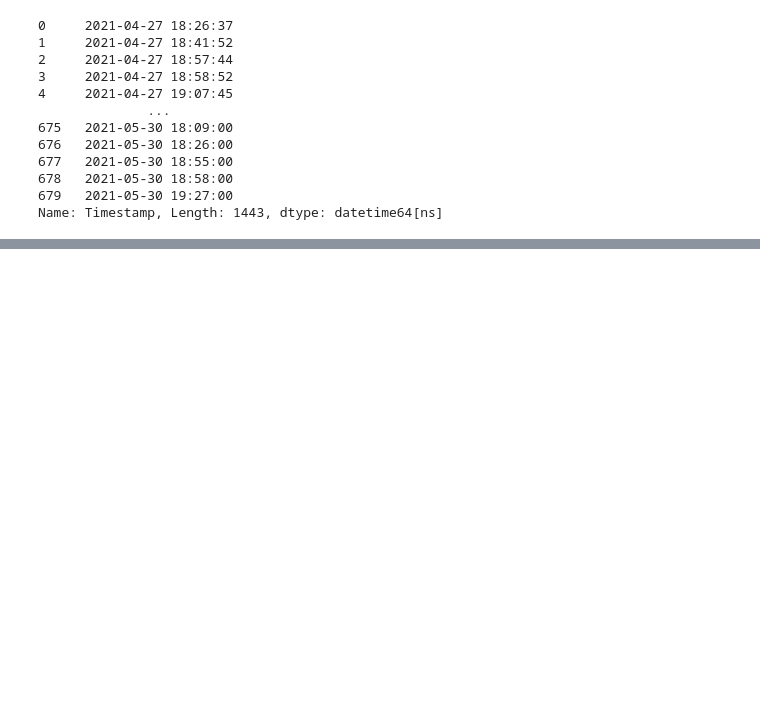
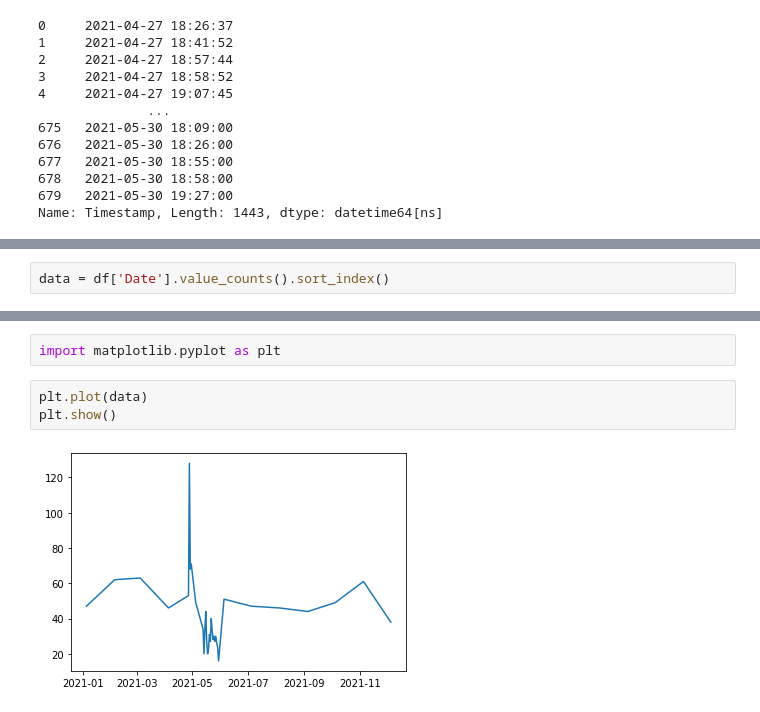
Before and after one commit to shim1998/covihelp-stats, a Jupyter notebook: covihelp-preprocessing.ipynb, the cells around one changed output, grey strips where cells are left out. Drawn from its saved outputs; the diff is of its cells as text; blank space fills up the shorter version.

```diff
--- a/covihelp-preprocessing.ipynb
+++ b/covihelp-preprocessing.ipynb
@@ -212,0 +237,2 @@ df.to_csv('final_df.csv')
+# %%
+data = df['Date'].value_counts().sort_index()
@@ -212,0 +259,7 @@ df.to_csv('final_df.csv')
+# %%
+import matplotlib.pyplot as plt
+# %%
+plt.plot(data)
+plt.show()
+# %% [output]
+[figure, added]
```
Also changed, not shown: parts of 8 cells of this notebook, 2 other files.
